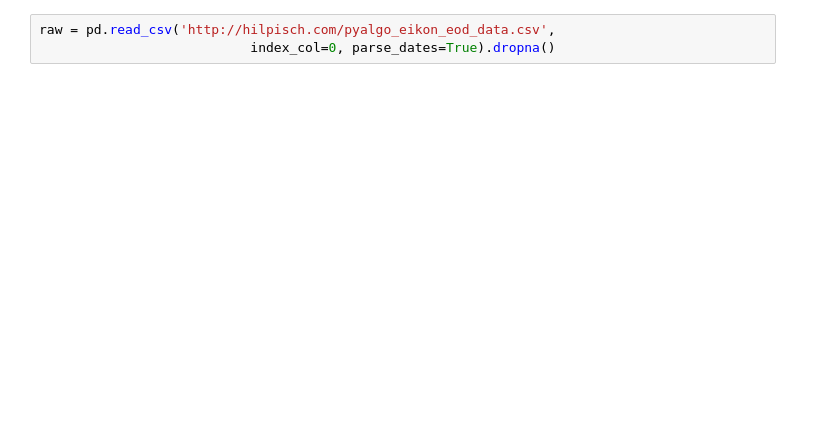
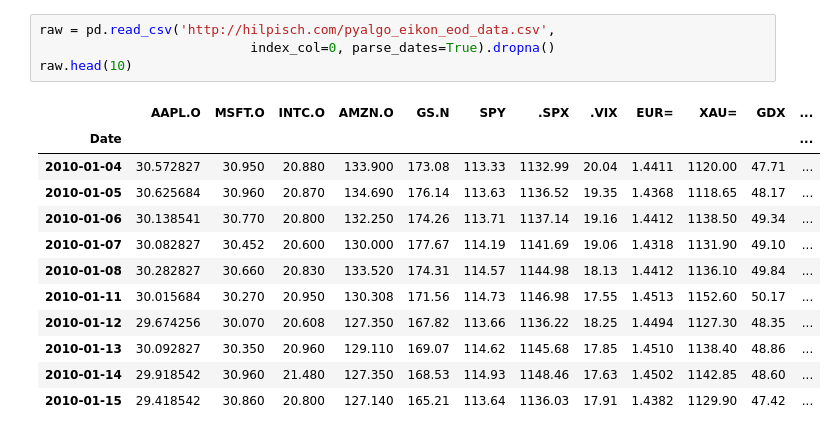
Before and after one commit to khoihd/PythonForAlgorithmicTrading, a Jupyter notebook: chapter_5.ipynb, the cells around one changed output. Saved outputs shown, nothing was run; the diff lists cells and outputs as text; blank space fills up the shorter version.

```diff
--- a/chapter_5.ipynb
+++ b/chapter_5.ipynb
@@ -4,5 +19,19 @@ import numpy as np
 # %%
 raw = pd.read_csv('http://hilpisch.com/pyalgo_eikon_eod_data.csv',
                            index_col=0, parse_dates=True).dropna()
+raw.head(10)
+# %% [output]
+|  | AAPL.O | MSFT.O | INTC.O | AMZN.O | GS.N | SPY | .SPX | .VIX | EUR= | XAU= | GDX | ... |
+| Date |  |  |  |  |  |  |  |  |  |  |  | ... |
+| 2010-01-04 | 30.572827 | 30.950 | 20.880 | 133.900 | 173.08 | 113.33 | 1132.99 | 20.04 | 1.4411 | 1120.00 | 47.71 | ... |
+| 2010-01-05 | 30.625684 | 30.960 | 20.870 | 134.690 | 176.14 | 113.63 | 1136.52 | 19.35 | 1.4368 | 1118.65 | 48.17 | ... |
+| 2010-01-06 | 30.138541 | 30.770 | 20.800 | 132.250 | 174.26 | 113.71 | 1137.14 | 19.16 | 1.4412 | 1138.50 | 49.34 | ... |
+| 2010-01-07 | 30.082827 | 30.452 | 20.600 | 130.000 | 177.67 | 114.19 | 1141.69 | 19.06 | 1.4318 | 1131.90 | 49.10 | ... |
+| 2010-01-08 | 30.282827 | 30.660 | 20.830 | 133.520 | 174.31 | 114.57 | 1144.98 | 18.13 | 1.4412 | 1136.10 | 49.84 | ... |
+| 2010-01-11 | 30.015684 | 30.270 | 20.950 | 130.308 | 171.56 | 114.73 | 1146.98 | 17.55 | 1.4513 | 1152.60 | 50.17 | ... |
+| 2010-01-12 | 29.674256 | 30.070 | 20.608 | 127.350 | 167.82 | 113.66 | 1136.22 | 18.25 | 1.4494 | 1127.30 | 48.35 | ... |
+| 2010-01-13 | 30.092827 | 30.350 | 20.960 | 129.110 | 169.07 | 114.62 | 1145.68 | 17.85 | 1.4510 | 1138.40 | 48.86 | ... |
+| 2010-01-14 | 29.918542 | 30.960 | 21.480 | 127.350 | 168.53 | 114.93 | 1148.46 | 17.63 | 1.4502 | 1142.85 | 48.60 | ... |
+| 2010-01-15 | 29.418542 | 30.860 | 20.800 | 127.140 | 165.21 | 113.64 | 1136.03 | 17.91 | 1.4382 | 1129.90 | 47.42 | ... |
 # %%
 data = pd.DataFrame(raw['EUR='])
```
Also changed, not shown: parts of 19 cells of this notebook, 8 other files.
